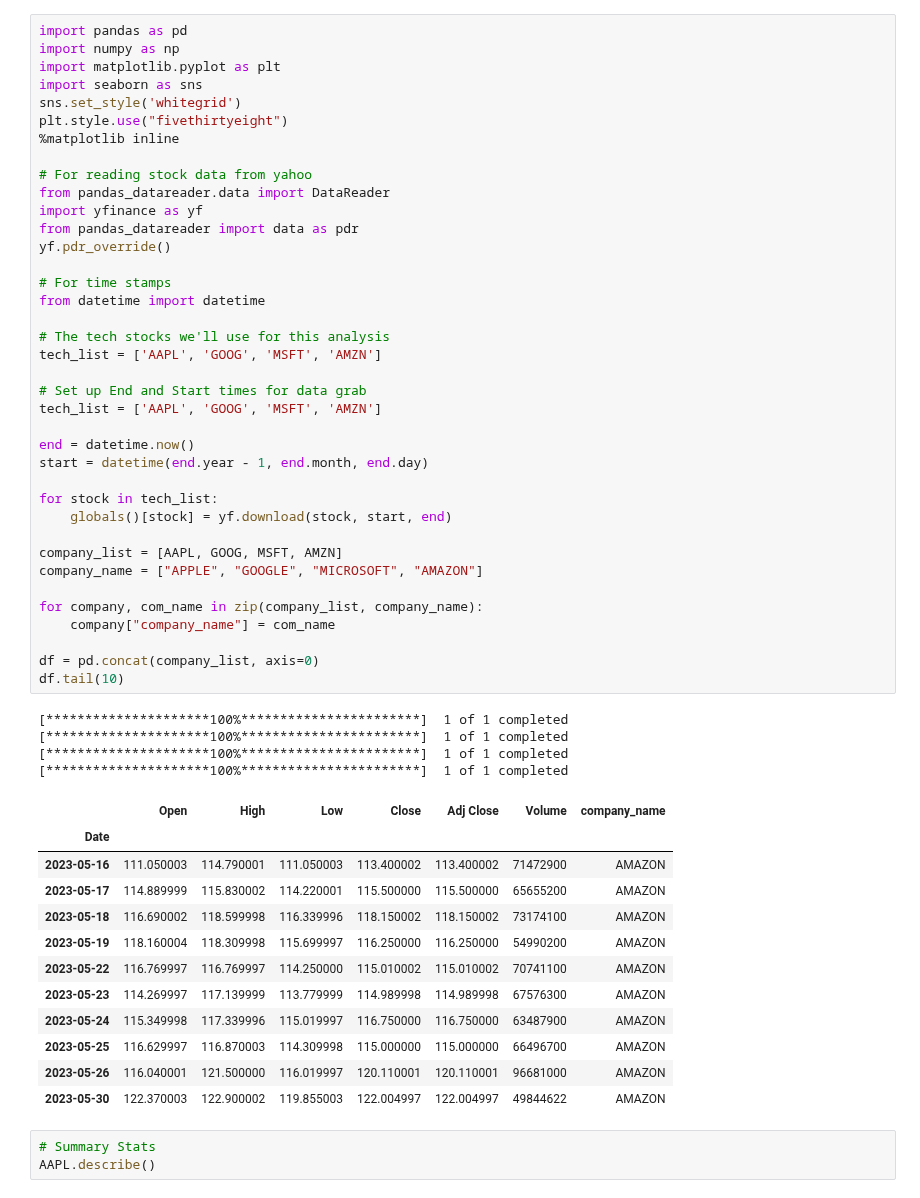
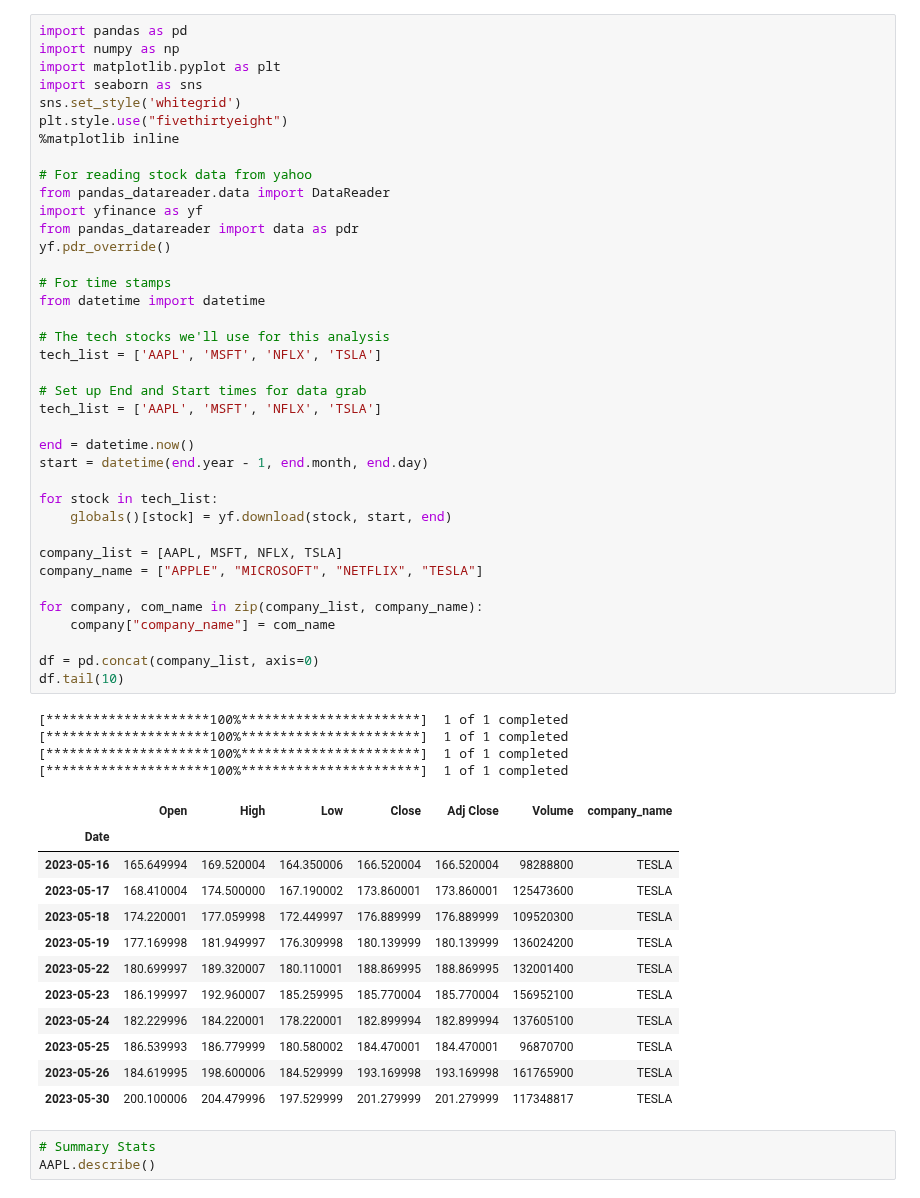
Before and after one commit to dennisdeneve/StockPredictor, a Jupyter notebook: LSTM_stock_predictor.ipynb, the cells around one changed output. Cells and saved outputs as stored; diff of their text form.

```diff
--- a/LSTM_stock_predictor.ipynb
+++ b/LSTM_stock_predictor.ipynb
@@ -12,47 +12,47 @@ from pandas_datareader.data import DataReader
 import yfinance as yf
 from pandas_datareader import data as pdr
 yf.pdr_override()
 
 # For time stamps
 from datetime import datetime
 
 # The tech stocks we'll use for this analysis
-tech_list = ['AAPL', 'GOOG', 'MSFT', 'AMZN']
+tech_list = ['AAPL', 'MSFT', 'NFLX', 'TSLA']
 
 # Set up End and Start times for data grab
-tech_list = ['AAPL', 'GOOG', 'MSFT', 'AMZN']
+tech_list = ['AAPL', 'MSFT', 'NFLX', 'TSLA']
 
 end = datetime.now()
 start = datetime(end.year - 1, end.month, end.day)
 
 for stock in tech_list:
     globals()[stock] = yf.download(stock, start, end)
 
-company_list = [AAPL, GOOG, MSFT, AMZN]
-company_name = ["APPLE", "GOOGLE", "MICROSOFT", "AMAZON"]
+company_list = [AAPL, MSFT, NFLX, TSLA]
+company_name = ["APPLE", "MICROSOFT", "NETFLIX", "TESLA"]
 
 for company, com_name in zip(company_list, company_name):
     company["company_name"] = com_name
 
 df = pd.concat(company_list, axis=0)
 df.tail(10)
 # %% [output]
 [*********************100%***********************]  1 of 1 completed
 [*********************100%***********************]  1 of 1 completed
 [*********************100%***********************]  1 of 1 completed
 [*********************100%***********************]  1 of 1 completed
 |  | Open | High | Low | Close | Adj Close | Volume | company_name |
 | Date |  |  |  |  |  |  |  |
-| 2023-05-16 | 111.050003 | 114.790001 | 111.050003 | 113.400002 | 113.400002 | 71472900 | AMAZON |
-| 2023-05-17 | 114.889999 | 115.830002 | 114.220001 | 115.500000 | 115.500000 | 65655200 | AMAZON |
-| 2023-05-18 | 116.690002 | 118.599998 | 116.339996 | 118.150002 | 118.150002 | 73174100 | AMAZON |
-| 2023-05-19 | 118.160004 | 118.309998 | 115.699997 | 116.250000 | 116.250000 | 54990200 | AMAZON |
-| 2023-05-22 | 116.769997 | 116.769997 | 114.250000 | 115.010002 | 115.010002 | 70741100 | AMAZON |
-| 2023-05-23 | 114.269997 | 117.139999 | 113.779999 | 114.989998 | 114.989998 | 67576300 | AMAZON |
-| 2023-05-24 | 115.349998 | 117.339996 | 115.019997 | 116.750000 | 116.750000 | 63487900 | AMAZON |
-| 2023-05-25 | 116.629997 | 116.870003 | 114.309998 | 115.000000 | 115.000000 | 66496700 | AMAZON |
-| 2023-05-26 | 116.040001 | 121.500000 | 116.019997 | 120.110001 | 120.110001 | 96681000 | AMAZON |
-| 2023-05-30 | 122.370003 | 122.900002 | 119.855003 | 122.004997 | 122.004997 | 49844622 | AMAZON |
+| 2023-05-16 | 165.649994 | 169.520004 | 164.350006 | 166.520004 | 166.520004 | 98288800 | TESLA |
+| 2023-05-17 | 168.410004 | 174.500000 | 167.190002 | 173.860001 | 173.860001 | 125473600 | TESLA |
+| 2023-05-18 | 174.220001 | 177.059998 | 172.449997 | 176.889999 | 176.889999 | 109520300 | TESLA |
+| 2023-05-19 | 177.169998 | 181.949997 | 176.309998 | 180.139999 | 180.139999 | 136024200 | TESLA |
+| 2023-05-22 | 180.699997 | 189.320007 | 180.110001 | 188.869995 | 188.869995 | 132001400 | TESLA |
+| 2023-05-23 | 186.199997 | 192.960007 | 185.259995 | 185.770004 | 185.770004 | 156952100 | TESLA |
+| 2023-05-24 | 182.229996 | 184.220001 | 178.220001 | 182.899994 | 182.899994 | 137605100 | TESLA |
+| 2023-05-25 | 186.539993 | 186.779999 | 180.580002 | 184.470001 | 184.470001 | 96870700 | TESLA |
+| 2023-05-26 | 184.619995 | 198.600006 | 184.529999 | 193.169998 | 193.169998 | 161765900 | TESLA |
+| 2023-05-30 | 200.100006 | 204.479996 | 197.529999 | 201.279999 | 201.279999 | 117348817 | TESLA |
 # %%
 # Summary Stats
 AAPL.describe()
```
Also changed, not shown: parts of 3 cells of this notebook.
